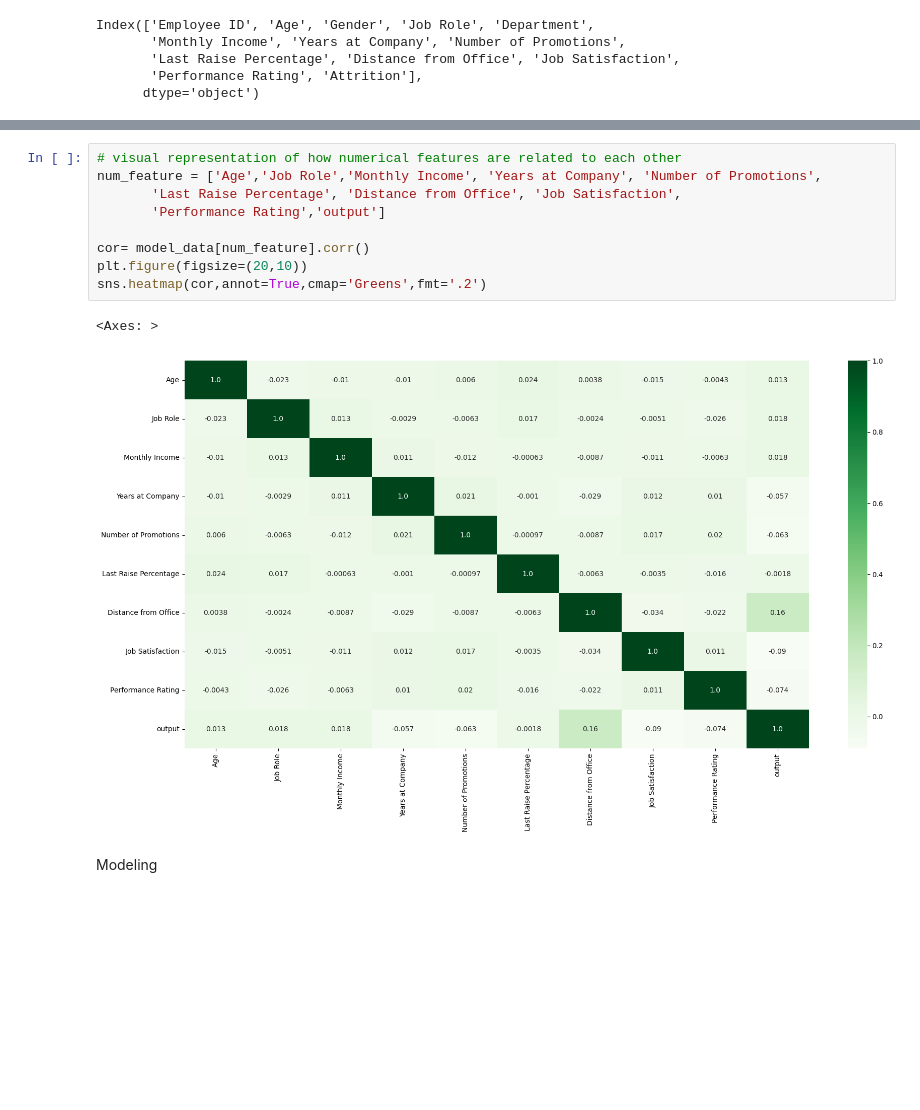
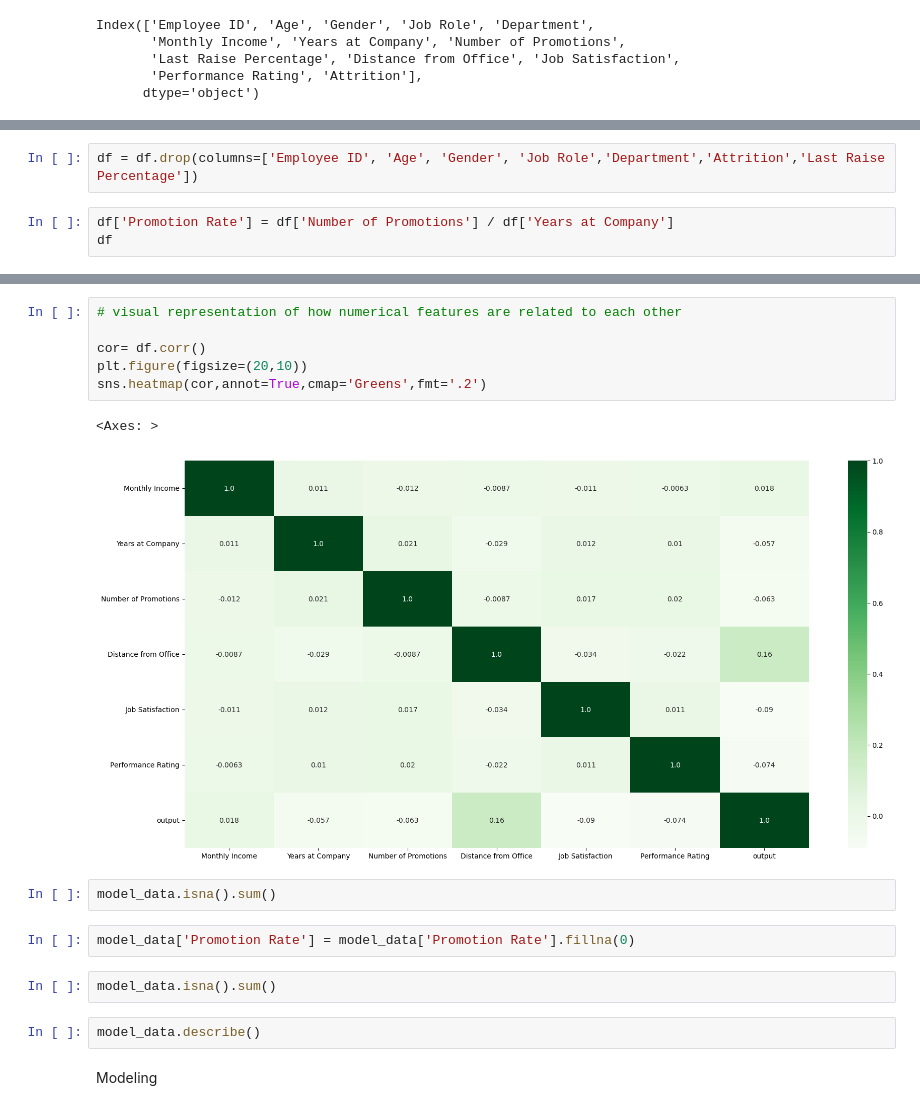
Before and after one commit to qmdismnp/Schulich_DS_MBAN, a Jupyter notebook: practice.ipynb, the cells around one changed output, grey strips where cells are left out. Drawn from its saved outputs; the diff is of its cells as text; blank space fills up the shorter version.

```diff
--- a/practice.ipynb
+++ b/practice.ipynb
@@ -122,3 +179,8 @@ model_data = df.drop(columns=['Attrition','Employee ID','Gender', 'Department'])
+# %%
+df = df.drop(columns=['Employee ID', 'Age', 'Gender', 'Job Role','Department','Attrition','Last Raise Percentage'])
+# %%
+df['Promotion Rate'] = df['Number of Promotions'] / df['Years at Company']
+df
 # %%
 from sklearn.preprocessing import StandardScaler,LabelEncoder
 
@@ -143,15 +200,20 @@ model_data
 # %%
 # visual representation of how numerical features are related to each other
-num_feature = ['Age','Job Role','Monthly Income', 'Years at Company', 'Number of Promotions',
-       'Last Raise Percentage', 'Distance from Office', 'Job Satisfaction',
-       'Performance Rating','output']
 
-cor= model_data[num_feature].corr()
+cor= df.corr()
 plt.figure(figsize=(20,10))
 sns.heatmap(cor,annot=True,cmap='Greens',fmt='.2')
 # %% [output]
 <Axes: >
-[figure, old version]
+[figure, new version]
+# %%
+model_data.isna().sum()
+# %%
+model_data['Promotion Rate'] = model_data['Promotion Rate'].fillna(0)
+# %%
+model_data.isna().sum()
+# %%
+model_data.describe()
 # %% [markdown]
 Modeling
 # %%
```
Also changed, not shown: parts of 30 cells of this notebook, 3 other files.
